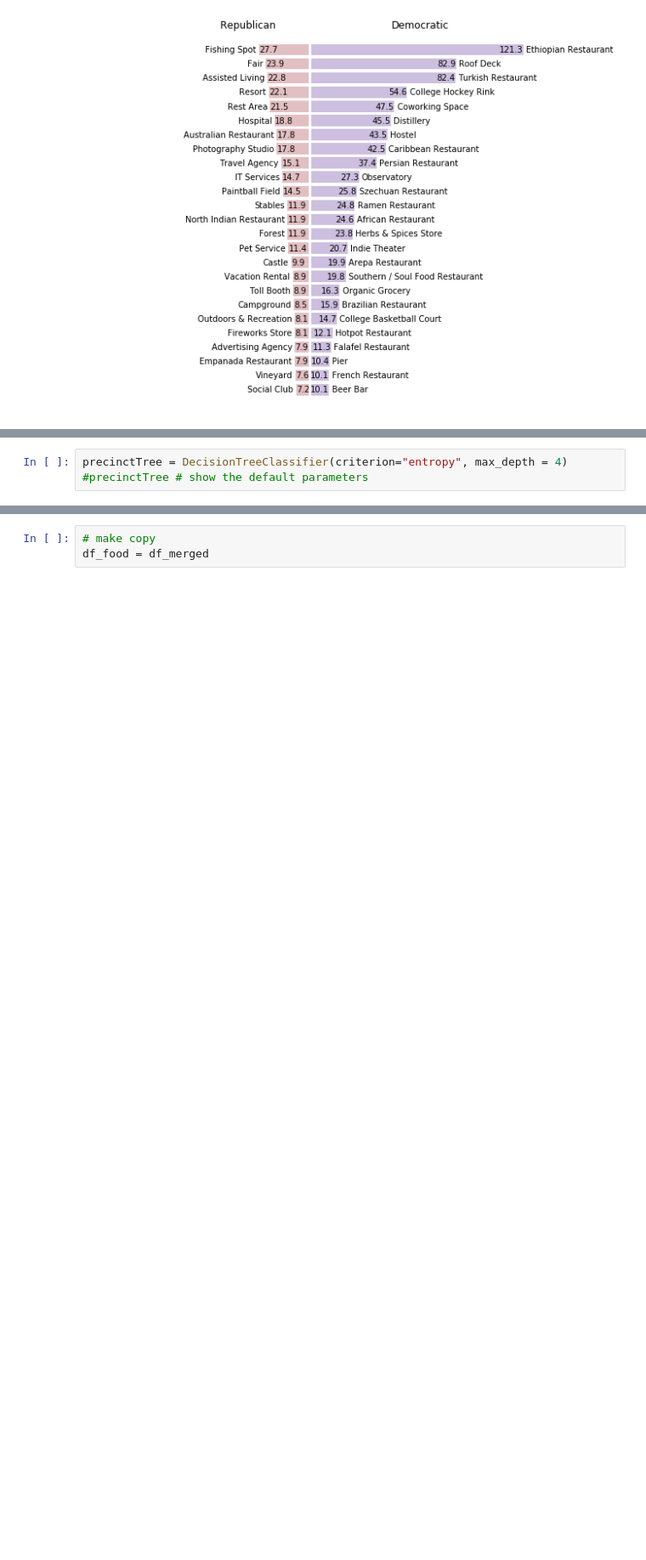
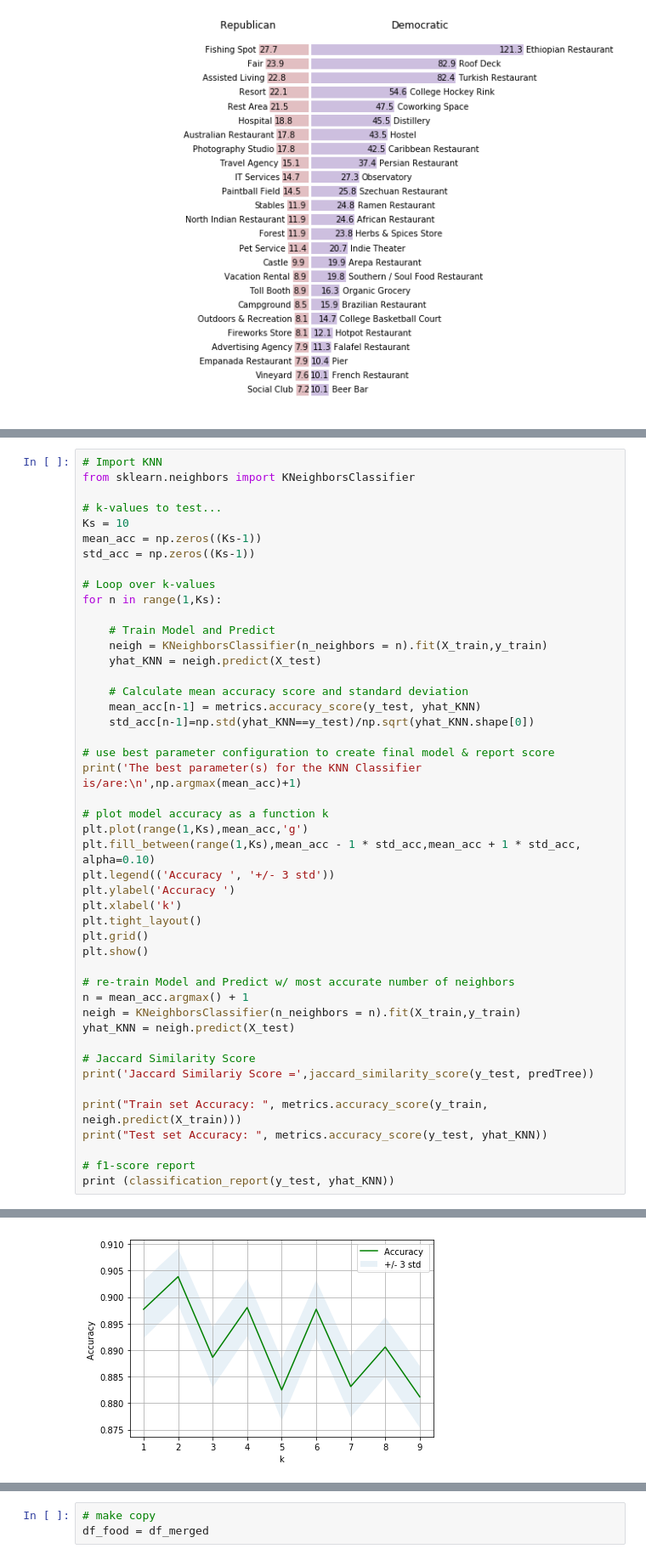
Before and after one commit to cfd2ds/IBM_DataScience, a Jupyter notebook: Course9_Capstone/Week4/Capstone.ipynb, the cells around one changed output, grey strips where cells are left out. Shown at 85% size. Drawn from its saved outputs; the diff is of its cells as text; blank space fills up the shorter version.

Commit message:
Capstone updates thru classification, just before feature selection.

```diff
--- a/Course9_Capstone/Week4/Capstone.ipynb
+++ b/Course9_Capstone/Week4/Capstone.ipynb
@@ -1110,3 +1038,0 @@ from sklearn.tree import DecisionTreeClassifier
-# %%
-precinctTree = DecisionTreeClassifier(criterion="entropy", max_depth = 4)
-#precinctTree # show the default parameters
@@ -1569,0 +1143,47 @@ log_loss(y_test, yhat_LR_prob)
+# %%
+# Import KNN
+from sklearn.neighbors import KNeighborsClassifier
+
+# k-values to test...
+Ks = 10
+mean_acc = np.zeros((Ks-1))
+std_acc = np.zeros((Ks-1))
+
+# Loop over k-values
+for n in range(1,Ks):
+
+    # Train Model and Predict
+    neigh = KNeighborsClassifier(n_neighbors = n).fit(X_train,y_train)
+    yhat_KNN = neigh.predict(X_test)
+
+    # Calculate mean accuracy score and standard deviation
+    mean_acc[n-1] = metrics.accuracy_score(y_test, yhat_KNN)
+    std_acc[n-1]=np.std(yhat_KNN==y_test)/np.sqrt(yhat_KNN.shape[0])
+
+# use best parameter configuration to create final model & report score
+print('The best parameter(s) for the KNN Classifier is/are:\n',np.argmax(mean_acc)+1)
+
+# plot model accuracy as a function k
+plt.plot(range(1,Ks),mean_acc,'g')
+plt.fill_between(range(1,Ks),mean_acc - 1 * std_acc,mean_acc + 1 * std_acc, alpha=0.10)
+plt.legend(('Accuracy ', '+/- 3 std'))
+plt.ylabel('Accuracy ')
+plt.xlabel('k')
+plt.tight_layout()
+plt.grid()
+plt.show()
+
+# re-train Model and Predict w/ most accurate number of neighbors
+n = mean_acc.argmax() + 1
+neigh = KNeighborsClassifier(n_neighbors = n).fit(X_train,y_train)
+yhat_KNN = neigh.predict(X_test)
+
+# Jaccard Similarity Score
+print('Jaccard Similariy Score =',jaccard_similarity_score(y_test, predTree))
+
+print("Train set Accuracy: ", metrics.accuracy_score(y_train, neigh.predict(X_train)))
+print("Test set Accuracy: ", metrics.accuracy_score(y_test, yhat_KNN))
+
+# f1-score report
+print (classification_report(y_test, yhat_KNN))
+# %% [output]
@@ -1569,0 +1192 @@ log_loss(y_test, yhat_LR_prob)
+[figure, added]
```
Also changed, not shown: parts of 75 cells of this notebook.
